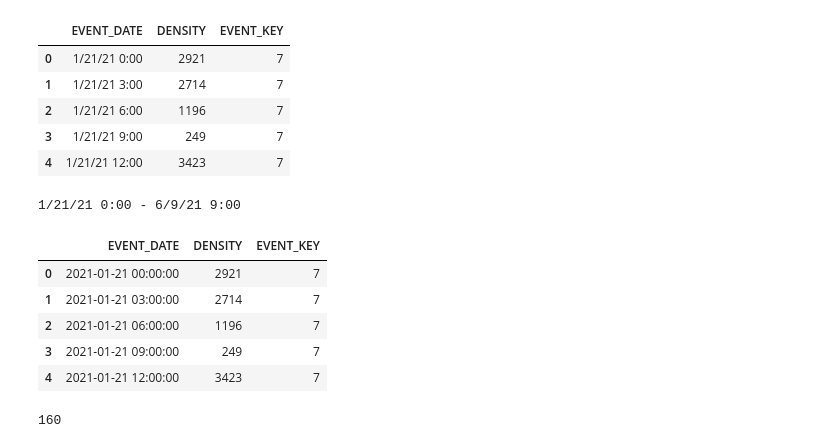
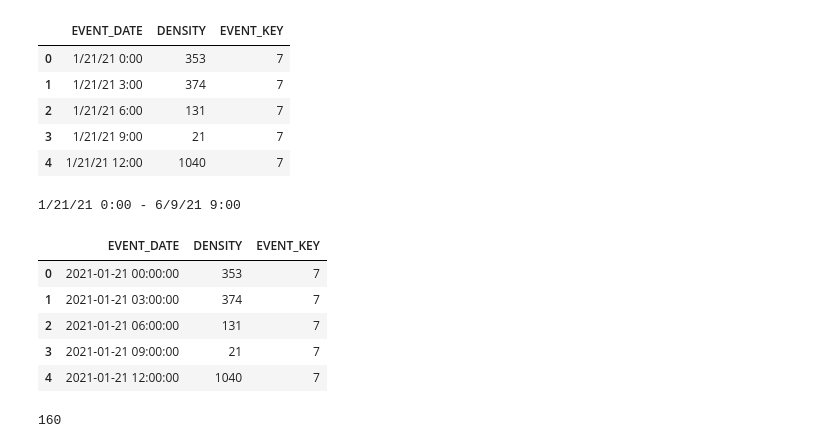
Before and after one commit to minhdang10/anomalies_detection, a Jupyter notebook: Anomalies_Detection_Density.ipynb, the cells around one changed output. Drawn from its saved outputs; the diff is of its cells as text; code cells hidden in the pictures.

```diff
--- a/Anomalies_Detection_Density.ipynb
+++ b/Anomalies_Detection_Density.ipynb
@@ -15,17 +18,17 @@ from sklearn.metrics import mean_absolute_error
 from sklearn.metrics import r2_score
 # %%
 # read in data and rename column
-df=pd.read_csv('dfw_d_high90.csv')
+df=pd.read_csv('dfw_d_high95.csv')
 df.rename(columns={'MACHINEID':'EVENT_KEY','CREATIONTIME':'EVENT_DATE'},inplace=True)
 
 df.head()
 # %% [output]
 |  | EVENT_DATE | DENSITY | EVENT_KEY |
-| 0 | 1/21/21 0:00 | 2921 | 7 |
-| 1 | 1/21/21 3:00 | 2714 | 7 |
-| 2 | 1/21/21 6:00 | 1196 | 7 |
-| 3 | 1/21/21 9:00 | 249 | 7 |
-| 4 | 1/21/21 12:00 | 3423 | 7 |
+| 0 | 1/21/21 0:00 | 353 | 7 |
+| 1 | 1/21/21 3:00 | 374 | 7 |
+| 2 | 1/21/21 6:00 | 131 | 7 |
+| 3 | 1/21/21 9:00 | 21 | 7 |
+| 4 | 1/21/21 12:00 | 1040 | 7 |
 # %%
 # find min and max datetime in data and change to datetime format
 print(min(df['EVENT_DATE']),'-',max(df['EVENT_DATE']))
@@ -35,11 +38,11 @@ df.head()
 # %% [output]
 1/21/21 0:00 - 6/9/21 9:00
 |  | EVENT_DATE | DENSITY | EVENT_KEY |
-| 0 | 2021-01-21 00:00:00 | 2921 | 7 |
-| 1 | 2021-01-21 03:00:00 | 2714 | 7 |
-| 2 | 2021-01-21 06:00:00 | 1196 | 7 |
-| 3 | 2021-01-21 09:00:00 | 249 | 7 |
-| 4 | 2021-01-21 12:00:00 | 3423 | 7 |
+| 0 | 2021-01-21 00:00:00 | 353 | 7 |
+| 1 | 2021-01-21 03:00:00 | 374 | 7 |
+| 2 | 2021-01-21 06:00:00 | 131 | 7 |
+| 3 | 2021-01-21 09:00:00 | 21 | 7 |
+| 4 | 2021-01-21 12:00:00 | 1040 | 7 |
 # %%
 total_day=(max(df['EVENT_DATE']) - min(df['EVENT_DATE'])).days
 print(total_day)
```
Also changed, not shown: parts of 7 cells of this notebook.
